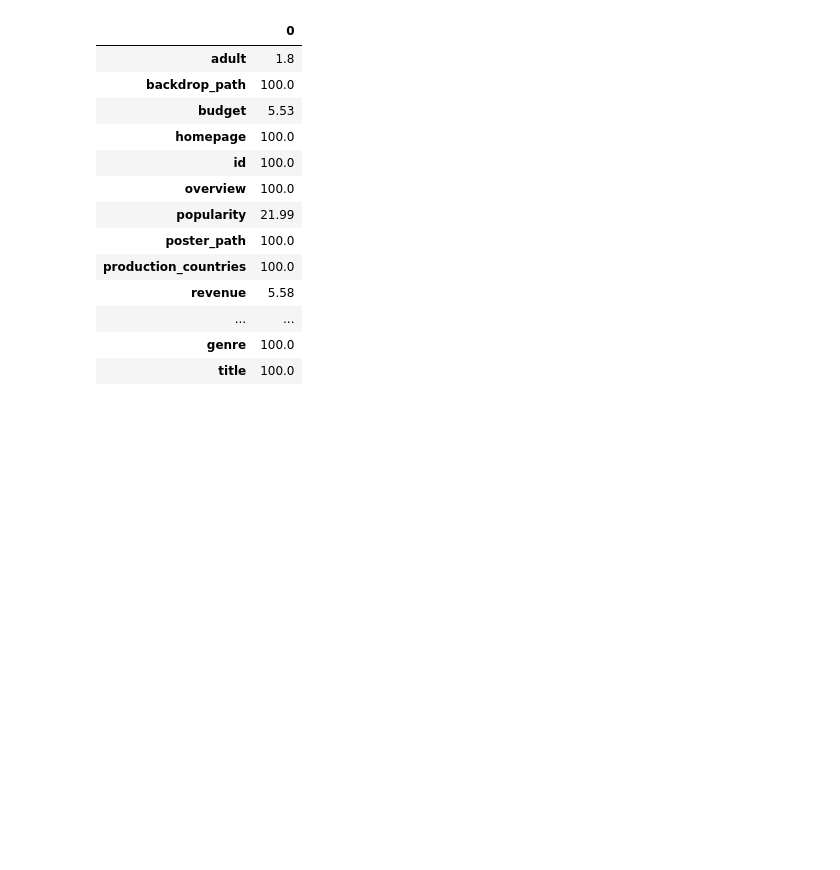
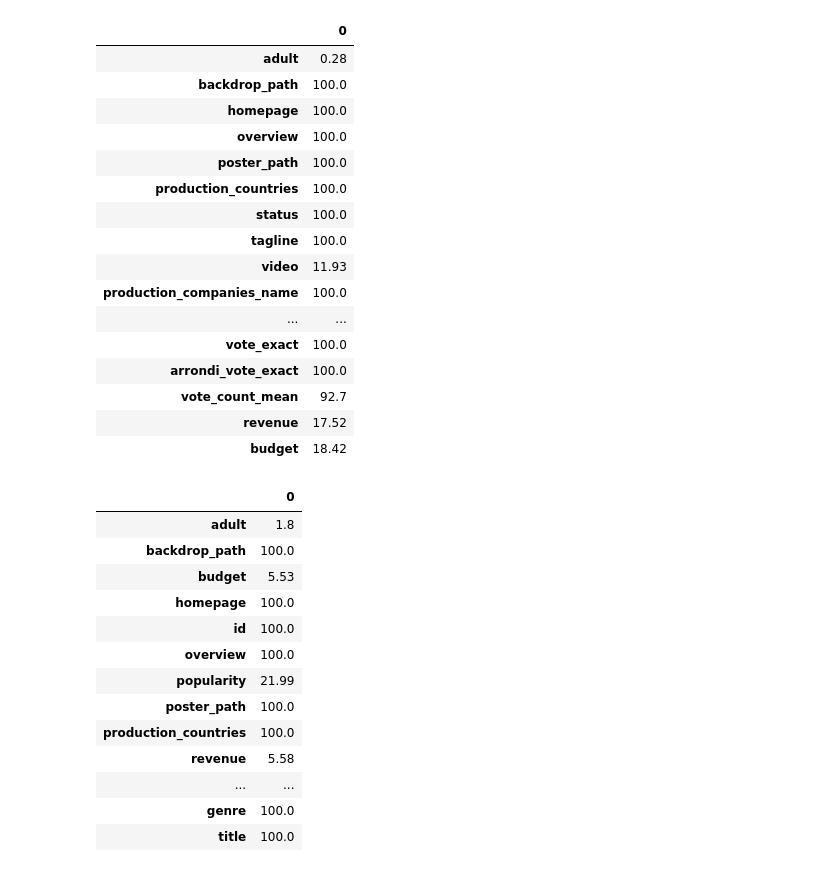
Before and after one commit to KilianCadiou/The-Rock-mendation, a Jupyter notebook: KNN.ipynb, the cells around one changed output. Cells and saved outputs as stored; diff of their text form; code cells hidden in the pictures; blank space fills up the shorter version.

```diff
--- a/KNN.ipynb
+++ b/KNN.ipynb
@@ -7,3 +81,29 @@ df = pd.read_csv('BD/P2_G5_films.csv.gz', compression = 'gzip', na_values = ['\\
+# %%
+colonnes = df_test.columns
+donnees = pd.DataFrame(columns = colonnes)
+
+for col in colonnes:
+    donnees.loc[0, col] = round((len(df_test[df_test[col] != 0]) / len(df_test))*100, 2)
+
+donnees.transpose()
+# %% [output]
+|  | 0 |
+| adult | 0.28 |
+| backdrop_path | 100.0 |
+| homepage | 100.0 |
+| overview | 100.0 |
+| poster_path | 100.0 |
+| production_countries | 100.0 |
+| status | 100.0 |
+| tagline | 100.0 |
+| video | 11.93 |
+| production_companies_name | 100.0 |
+| ... | ... |
+| vote_exact | 100.0 |
+| arrondi_vote_exact | 100.0 |
+| vote_count_mean | 92.7 |
+| revenue | 17.52 |
+| budget | 18.42 |
 # %%
 colonnes = df.columns
 donnees = pd.DataFrame(columns = colonnes)
```
Also changed, not shown: parts of 4 cells of this notebook.
